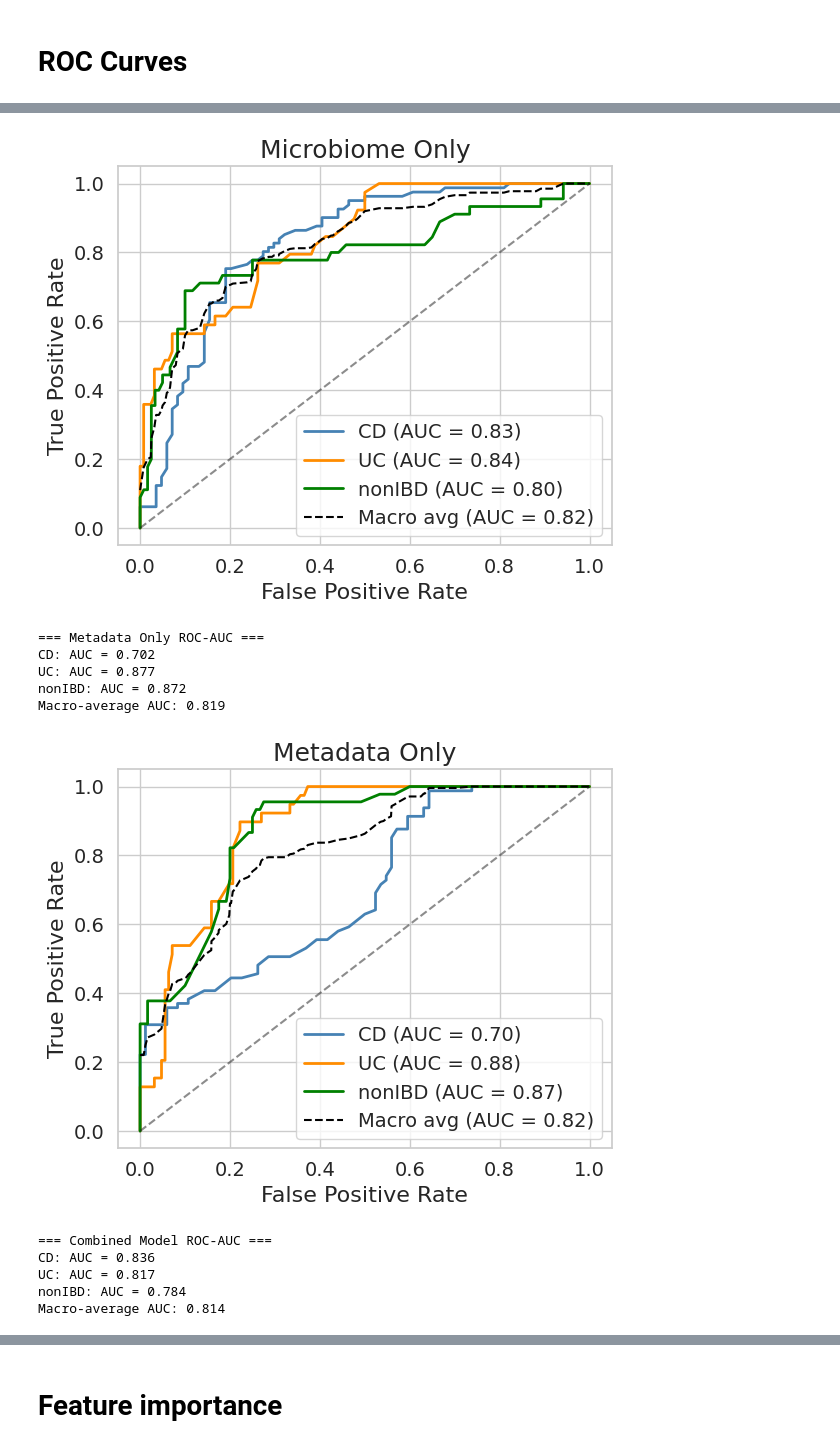
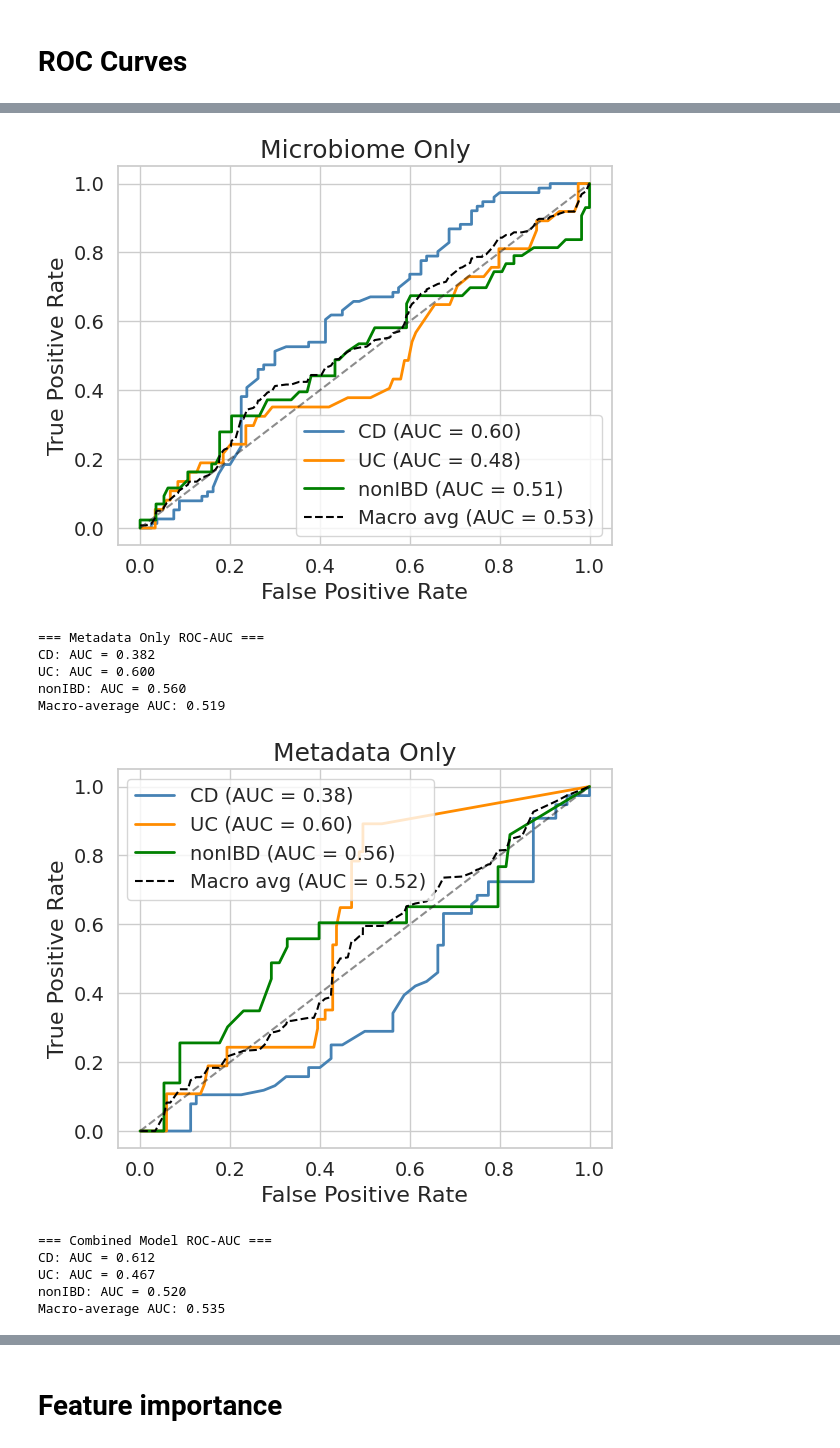
Before and after one commit to hector-ahg/predictive-microbiology-course, a Jupyter notebook: notebooks/05_predictive_microbial_ecology.ipynb, the cells around one changed output, grey strips where cells are left out. Saved outputs shown, nothing was run; the diff lists cells and outputs as text; code cells hidden in the pictures.

```diff
--- a/notebooks/05_predictive_microbial_ecology.ipynb
+++ b/notebooks/05_predictive_microbial_ecology.ipynb
@@ -352,11 +355,14 @@ race 5
 Partial Endoscopy.1 2
 sex 2
 # %%
-from sklearn.model_selection import cross_val_score
+from sklearn.model_selection import cross_val_score, StratifiedGroupKFold
 from sklearn.ensemble import RandomForestClassifier
 
+cv_single = StratifiedGroupKFold(n_splits=5, shuffle=True, random_state=42)
+print(f"Majority-class baseline: {y.value_counts(normalize=True).max():.3f}")
 for col in X_meta.columns:
     X_single = X_meta[[col]]
-    score = cross_val_score(RandomForestClassifier(), X_single, y, cv=5).mean()
+    score = cross_val_score(RandomForestClassifier(random_state=42), X_single, y,
+                            cv=cv_single, groups=groups).mean()
     print(f"{col}: {score:.3f}")
 # %% [output]
@@ -452,7 +458,7 @@ Falling back to random initialisation!
 from sklearn.preprocessing import label_binarize
 from sklearn.metrics import roc_curve, auc
 
-def plot_roc_auc(X, y, title):
+def plot_roc_auc(X, y, title, groups=groups):
 
     model = RandomForestClassifier(
         n_estimators=300,
@@ -460,7 +466,8 @@ def plot_roc_auc(X, y, title):
         n_jobs=-1
     )
 
-    cv = StratifiedKFold(n_splits=5, shuffle=True, random_state=42)
+    #cv = StratifiedKFold(n_splits=5, shuffle=True, random_state=42)
+    cv = StratifiedGroupKFold(n_splits=5, shuffle=True, random_state=42)  # grouped by participant
 
     # Encode labels to integers
     y_codes = y.cat.codes
@@ -473,6 +480,7 @@ def plot_roc_auc(X, y, title):
     y_proba = cross_val_predict(
         model, X, y_codes,
         cv=cv,
+        groups=groups,
         method="predict_proba"
     )
 
@@ -532,6 +544,6 @@ def plot_roc_auc(X, y, title):
 # %%
-plot_roc_auc(X_micro, y, "Microbiome Only")
-plot_roc_auc(X_meta, y, "Metadata Only")
-plot_roc_auc(X_combined, y, "Combined Model")
+plot_roc_auc(X_micro,    y, "Microbiome Only", groups=groups)
+plot_roc_auc(X_meta,     y, "Metadata Only",   groups=groups)
+plot_roc_auc(X_combined, y, "Combined Model",  groups=groups)
 # %% [output]
 === Microbiome Only ROC-AUC ===
@@ -542,12 +554,12 @@ Macro-average AUC: 0.822
-[figure, old version]
+[figure, new version]
 === Metadata Only ROC-AUC ===
-CD: AUC = 0.702
-UC: AUC = 0.877
-nonIBD: AUC = 0.872
-Macro-average AUC: 0.819
+CD: AUC = 0.382
+UC: AUC = 0.600
+nonIBD: AUC = 0.560
+Macro-average AUC: 0.519
-[figure, old version]
+[figure, new version]
 === Combined Model ROC-AUC ===
-CD: AUC = 0.836
-UC: AUC = 0.817
-nonIBD: AUC = 0.784
-Macro-average AUC: 0.814
+CD: AUC = 0.612
+UC: AUC = 0.467
+nonIBD: AUC = 0.520
+Macro-average AUC: 0.535
```
Also changed, not shown: parts of 10 cells of this notebook.
